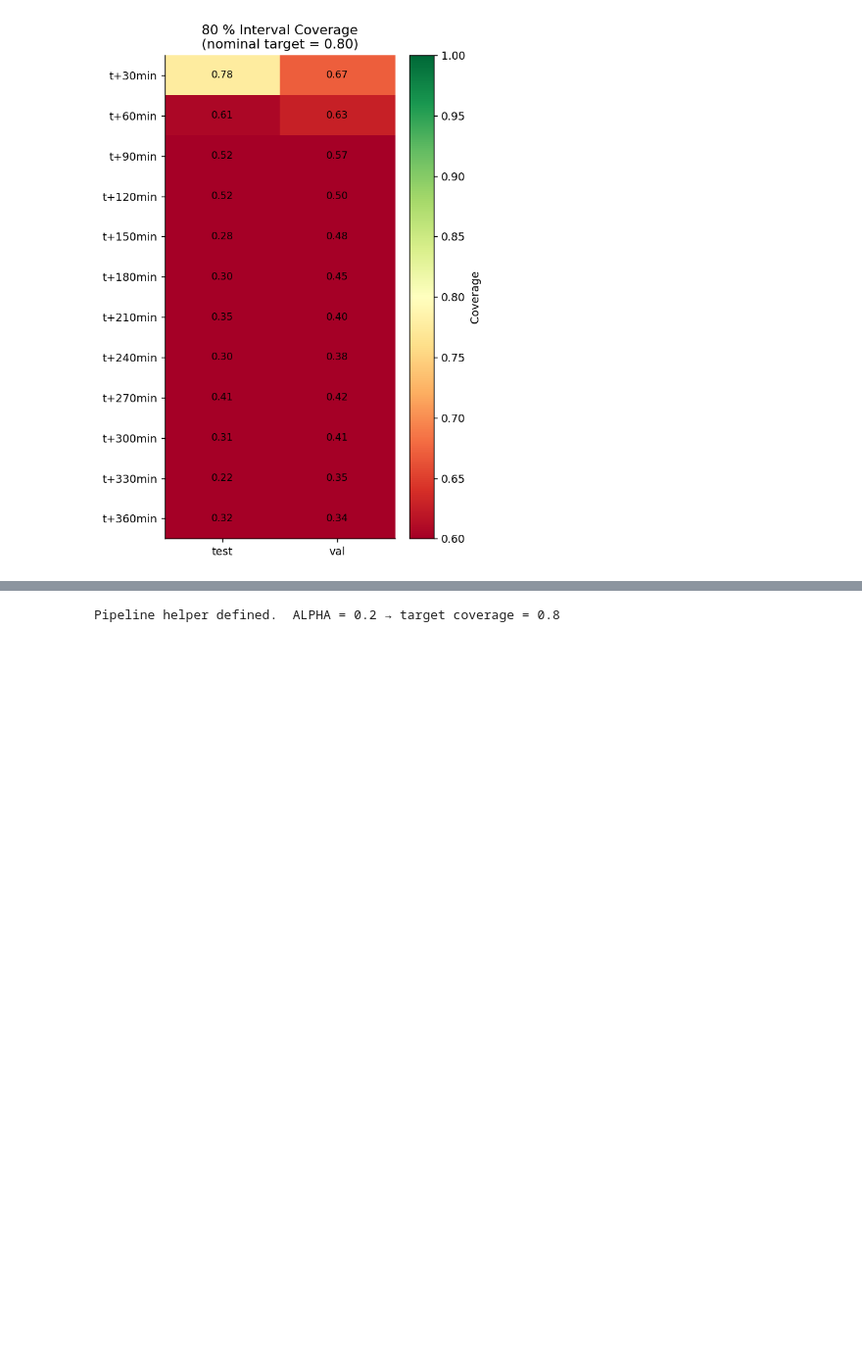
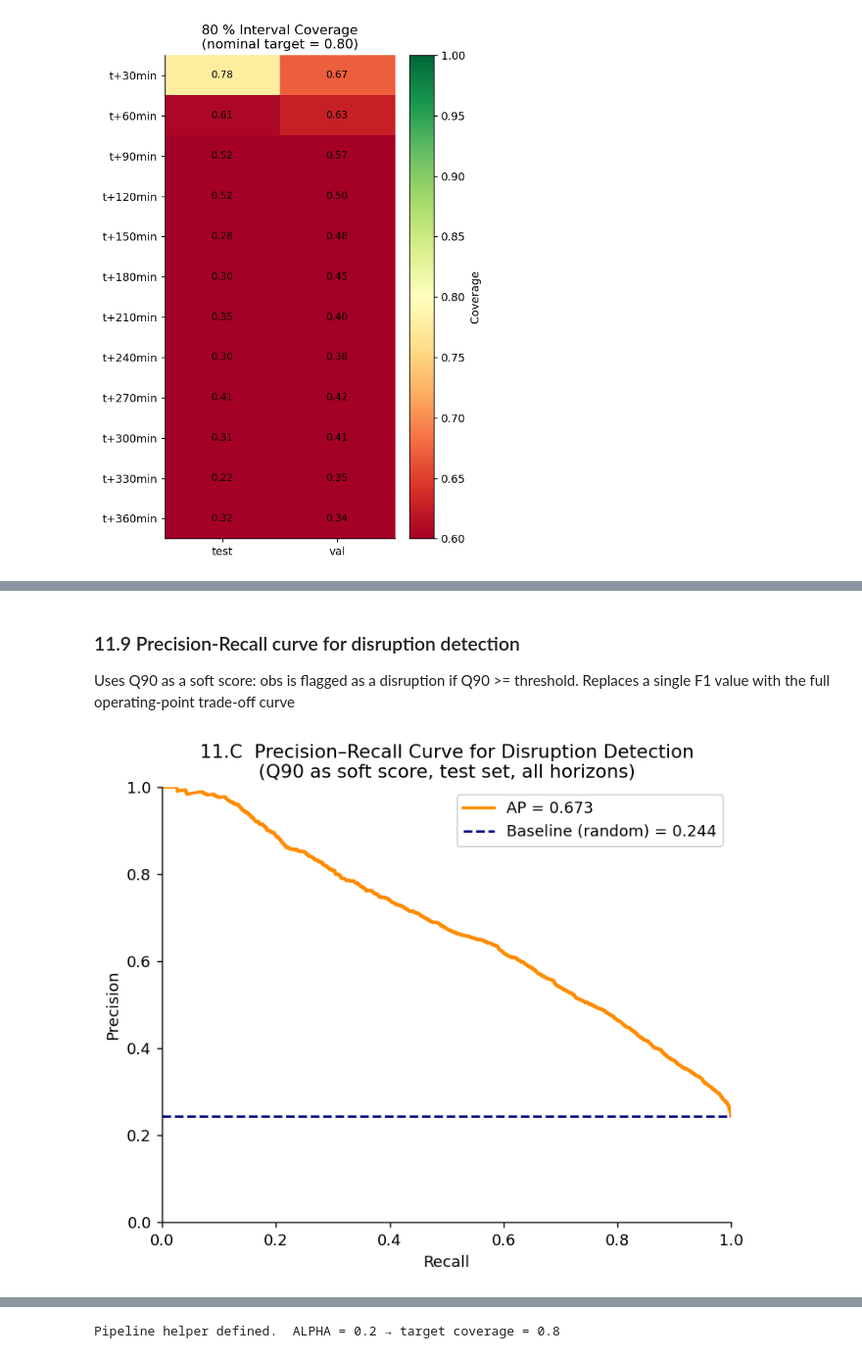
Before and after one commit to ThibautHeim/Advanced_Business_Analytics_Project, a Jupyter notebook: Vasilis/QR_new.ipynb, the cells around one changed output, grey strips where cells are left out. Shown at 98% size. Cells and saved outputs as stored; diff of their text form; code cells hidden in the pictures; blank space fills up the shorter version.

```diff
--- a/Vasilis/QR_new.ipynb
+++ b/Vasilis/QR_new.ipynb
@@ -787,0 +981,26 @@ plt.show()
+# %% [markdown]
+### 11.9  Precision-Recall curve for disruption detection
+
+Uses Q90 as a soft score: obs is flagged as a disruption if Q90 >= threshold.
+Replaces a single F1 value with the full operating-point trade-off curve
+# %%
+from sklearn.metrics import precision_recall_curve, average_precision_score
+
+sub = qr_pred_df[qr_pred_df.split == 'test'].copy()
+y_true_bin = (sub.ytrue >= DISRUPTION_THR).astype(int)
+scores = sub.q90          # soft score: high Q90 → model uncertain → likely disruption
+
+prec, rec, thr = precision_recall_curve(y_true_bin, scores)
+ap = average_precision_score(y_true_bin, scores)
+
+fig, ax = plt.subplots(figsize=(6, 5))
+ax.plot(rec, prec, color='darkorange', lw=2, label=f'AP = {ap:.3f}')
+ax.axhline(y_true_bin.mean(), color='navy', lw=1.5, ls='--',
+           label=f'Baseline (random) = {y_true_bin.mean():.3f}')
+ax.set_xlabel('Recall'); ax.set_ylabel('Precision')
+ax.set_title('11.C  Precision–Recall Curve for Disruption Detection\n'
+             '(Q90 as soft score, test set, all horizons)')
+ax.legend(); ax.set_xlim(0,1); ax.set_ylim(0,1)
+plt.tight_layout(); plt.show()
+# %% [output]
+[figure, added]
```
Also changed, not shown: parts of 28 cells of this notebook, 4 other files.
